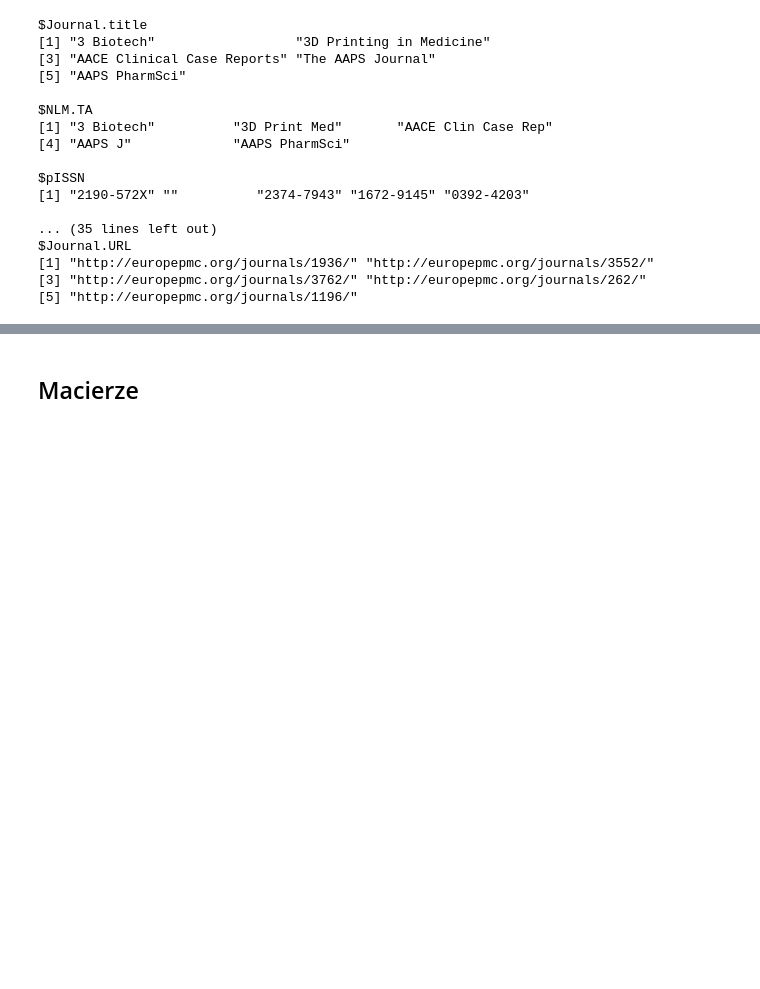
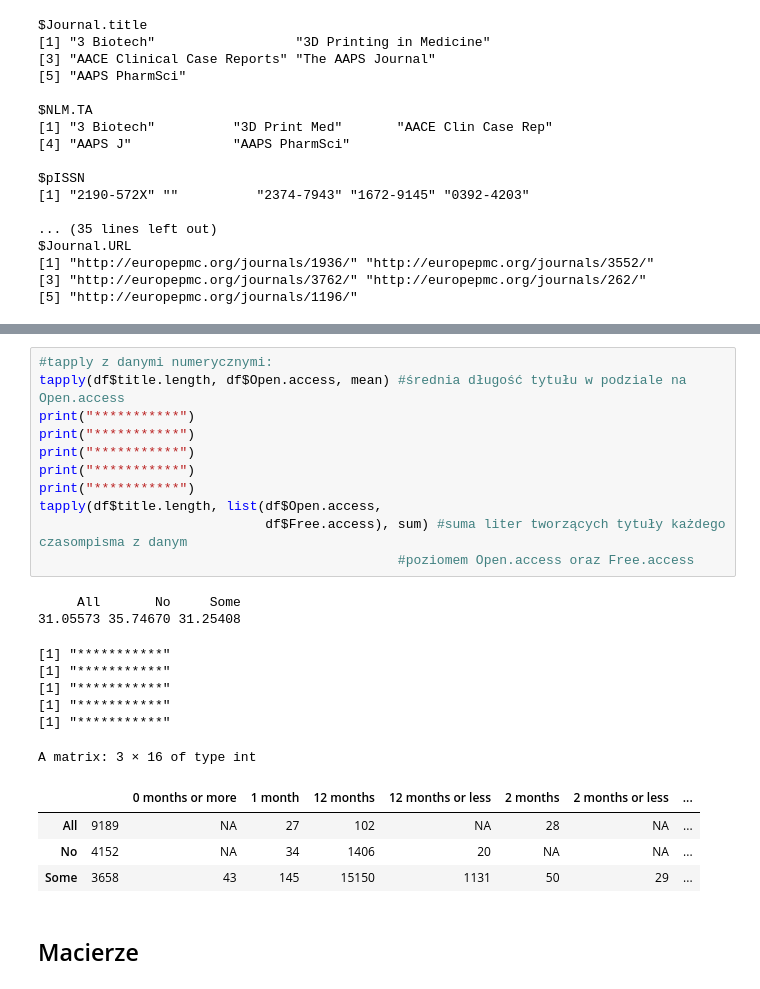
Before and after one commit to p100mma/uwb_bioinf_cw, a Jupyter notebook: zadania/10-11/examples-r.ipynb, the cells around one changed output, grey strips where cells are left out. Saved outputs shown, nothing was run; the diff lists cells and outputs as text; blank space fills up the shorter version.

```diff
--- a/zadania/10-11/examples-r.ipynb
+++ b/zadania/10-11/examples-r.ipynb
@@ -487,3 +493,27 @@ $Journal.URL
+# %%
+#tapply z danymi numerycznymi:
+tapply(df$title.length, df$Open.access, mean) #średnia długość tytułu w podziale na Open.access
+print("***********")
+print("***********")
+print("***********")
+print("***********")
+print("***********")
+tapply(df$title.length, list(df$Open.access,
+                             df$Free.access), sum) #suma liter tworzących tytuły każdego czasompisma z danym
+                                              #poziomem Open.access oraz Free.access
+# %% [output]
+     All       No     Some
+31.05573 35.74670 31.25408
+[1] "***********"
+[1] "***********"
+[1] "***********"
+[1] "***********"
+[1] "***********"
+A matrix: 3 × 16 of type int
+|  |  | 0 months or more | 1 month | 12 months | 12 months or less | 2 months | 2 months or less | ... |
+| All | 9189 | NA | 27 | 102 | NA | 28 | NA | ... |
+| No | 4152 | NA | 34 | 1406 | 20 | NA | NA | ... |
+| Some | 3658 | 43 | 145 | 15150 | 1131 | 50 | 29 | ... |
 # %% [markdown]
 ## Macierze
 # %%
```
Also changed, not shown: parts of 16 cells of this notebook.
